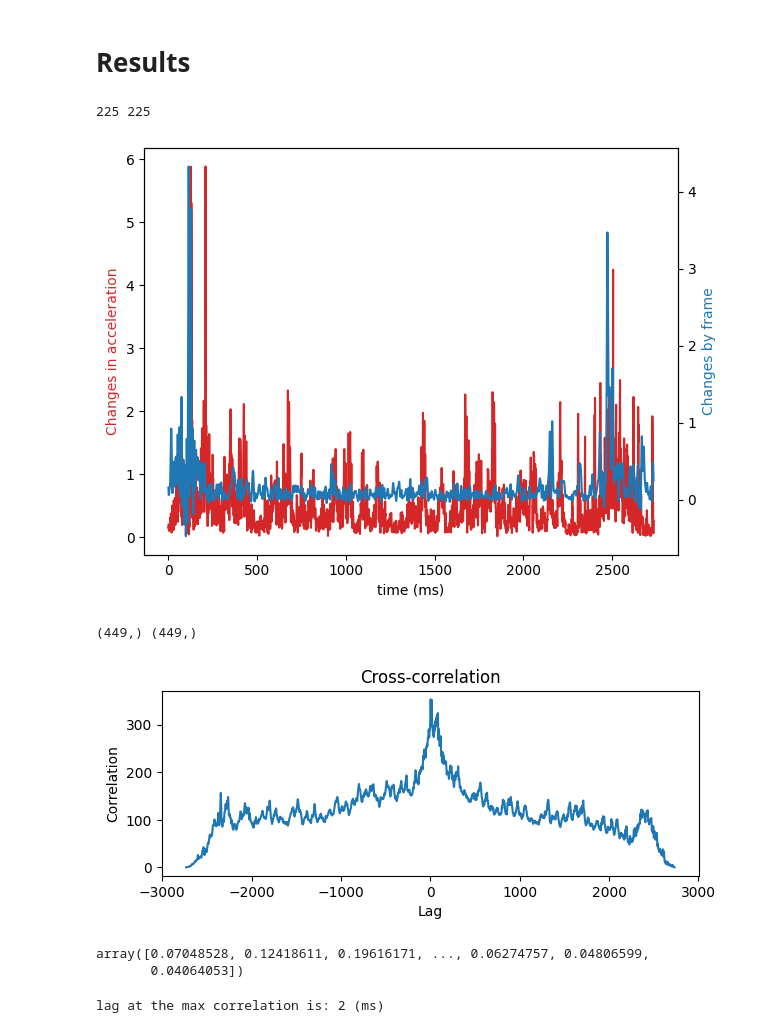
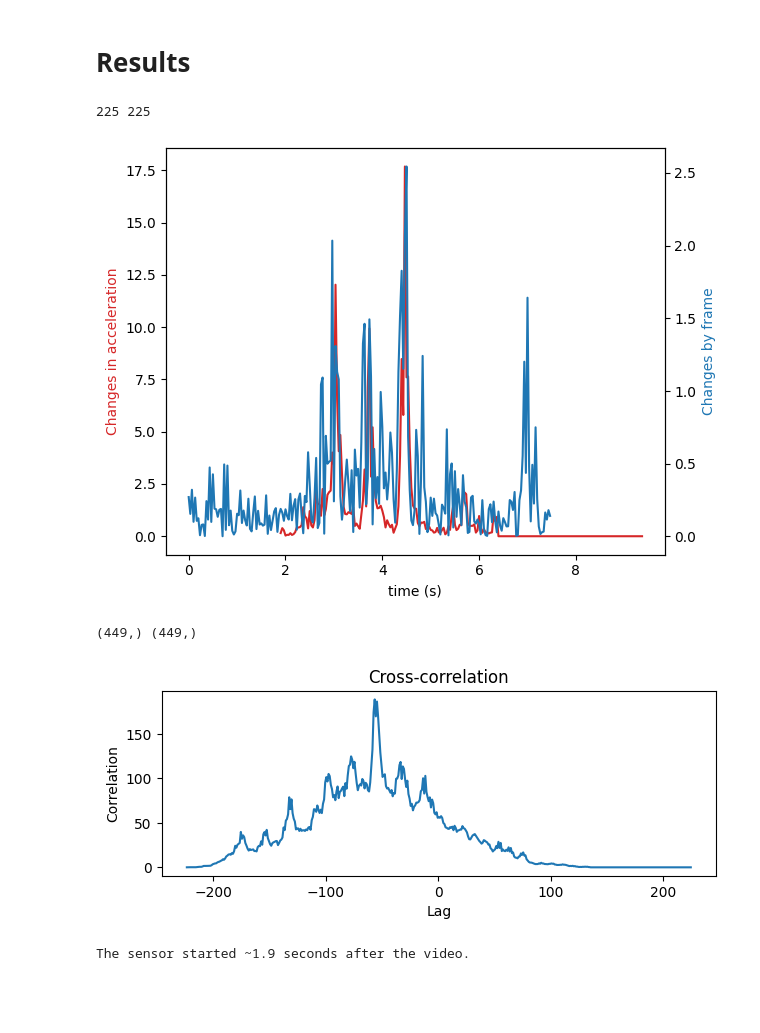
Before and after one commit to LeifMessinger/VideoAccelerometerSync, a Jupyter notebook: PrototypeCode.ipynb, the cells around one changed output. Drawn from its saved outputs; the diff is of its cells as text; code cells hidden in the pictures; blank space fills up the shorter version.

```diff
--- a/PrototypeCode.ipynb
+++ b/PrototypeCode.ipynb
@@ -35,11 +35,8 @@ Upload the sensor data file first
 # Sensor data processing
 # %%
 #Arlene wrote this part. Modified to use as a function
-accelerometer_sample_rate = 10 #ms
 def process_sensor_data(filename, fieldnames):
   df_raw = pd.read_csv(filename)
-
-  accelerometer_sample_rate = VidAccSyn.polling_rate(df_raw)
 
   #expand the fieldnames from the input
   x_field, y_field, z_field = fieldnames
@@ -139,10 +136,3 @@ plt.show()
 # Resampling
 
 This is to ensure that both signals are of the same frequency to perform cross-correlation analysis
-# %%
-#resample both signals using the scipy.signal.resample function
-#use the longer signal (sensor) as the length
-max_len = max(len(processed_sensor_data), len(frame_diff))
-resample_size = max_len
-signal_rs = scipy.signal.resample(processed_sensor_data, resample_size)
-video_rs = scipy.signal.resample(frame_diff, resample_size)
@@ -159,9 +182,15 @@ def cross_correlation_analysis(signal1, signal2, labels):
   #cross-correlation
   #cross_correlation = np.correlate(signal1, signal2, mode='full')
   cross_correlation = scipy.signal.correlate(signal1, signal2, mode='full')
+  cc = list(cross_correlation)
+
+  # Finding lag
+  lag = (cc.index(max(cc)) - ceil(resample_size/2)) + 1
+  lag_in_sec = lag / float(min_rate)
 
   # lag values
-  lags = np.arange((-1* resample_size) +1, resample_size)
+  lag_arr = np.arange((-1* resample_size/2), resample_size/2) + 1
+
 
   # Plot the original signals
   fig, ax1 = plt.subplots()
@@ -182,9 +211,6 @@ def cross_correlation_analysis(signal1, signal2, labels):
   #plt.plot(signal2, label= labels[1])
   #plt.legend()
 
-  # lag values
-  lags = np.arange((-1* len(signal1)) +1, len(signal1))
-
   plt.subplot(2, 1, 2)
   print(lag_arr.shape, cross_correlation.shape)
   plt.plot(lag_arr, cross_correlation)
@@ -198,21 +224,25 @@ def cross_correlation_analysis(signal1, signal2, labels):
   return cross_correlation, lag, lag_in_sec
 # %% [markdown]
 # Results
-# %%
-cc = cross_correlation_analysis(signal_rs, video_rs, ['sensor', 'video'])
-# %% [output]
-225 225
-[figure, removed]
-(449,) (449,)
-[figure, removed]
-array([0.07048528, 0.12418611, 0.19616171, ..., 0.06274757, 0.04806599,
-       0.04064053])
-# %%
-list_cc = list(cc)
-#print(max(list_cc))
-#print(list_cc.index(max(list_cc)))
-max_pos = list_cc.index(max(list_cc))
-lag = max_pos - resample_size
-print(f'lag at the max correlation is: {lag} (ms)')
-# %% [output]
-lag at the max correlation is: 2 (ms)
+# %%
+if len(video_rs) > len(signal_rs):
+    signal_rs_new = np.pad(signal_rs, (0, len(video_rs) - len(signal_rs)))
+    video_rs_new = video_rs
+elif len(video_rs) < len(signal_rs):
+    video_rs_new = np.pad(video_rs, (0, len(signal_rs) - len(video_rs)))
+    signal_rs_new = signal_rs
+
+print(len(signal_rs_new), len(video_rs))
+cc, lag, lag_in_sec = cross_correlation_analysis(signal_rs_new, video_rs_new, ['sensor', 'video'])
+# %% [output]
+225 225
+[figure, added]
+(449,) (449,)
+[figure, added]
+# %%
+if lag_in_sec < 0:
+    print(f'The sensor started ~{abs(lag_in_sec)} seconds after the video.')
+elif lag_in_sec > 0:
+    print(f'Video started ~{abs(lag_in_sec)} seconds after the sensor.')
+# %% [output]
+The sensor started ~1.9 seconds after the video.
```
Also changed, not shown: parts of 3 cells of this notebook.
